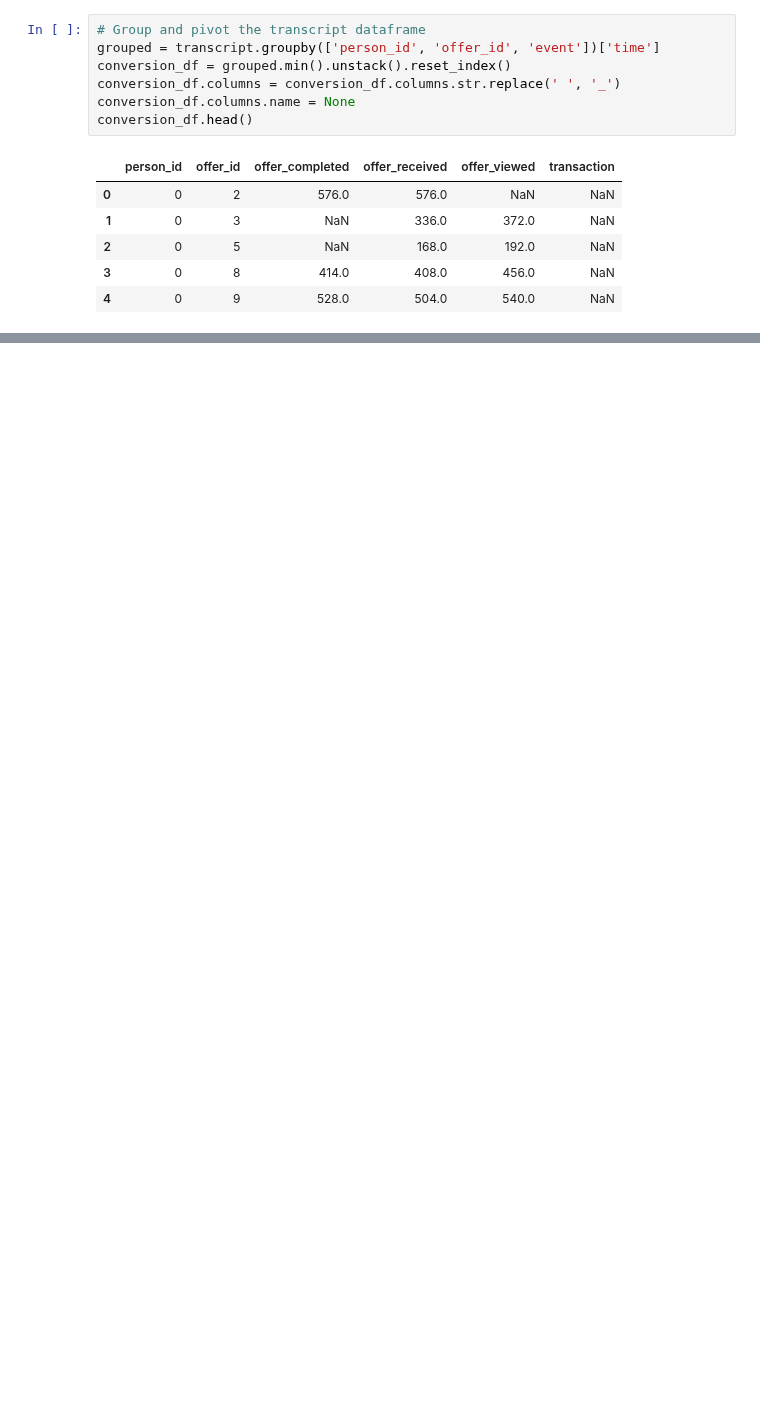
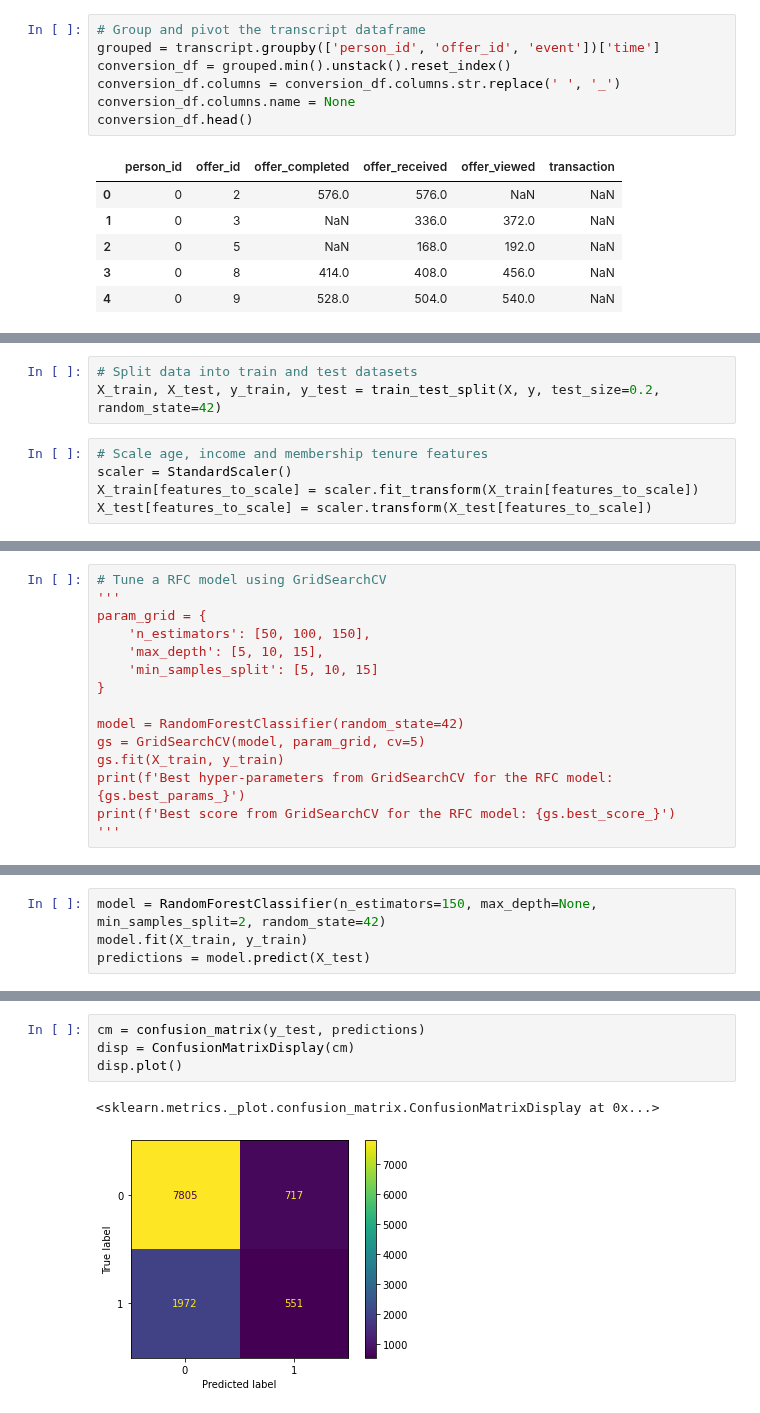
Before and after one commit to kubaid/dsnd-capstone-project, a Jupyter notebook: starbucks.ipynb, the cells around one changed output, grey strips where cells are left out. Cells and saved outputs as stored; diff of their text form; blank space fills up the shorter version.

Commit message:
Add ML models

```diff
--- a/starbucks.ipynb
+++ b/starbucks.ipynb
@@ -332,0 +354,8 @@ full_df.head()
+# %%
+# Split data into train and test datasets
+X_train, X_test, y_train, y_test = train_test_split(X, y, test_size=0.2, random_state=42)
+# %%
+# Scale age, income and membership tenure features
+scaler = StandardScaler()
+X_train[features_to_scale] = scaler.fit_transform(X_train[features_to_scale])
+X_test[features_to_scale] = scaler.transform(X_test[features_to_scale])
@@ -332,0 +366,15 @@ full_df.head()
+# %%
+# Tune a RFC model using GridSearchCV
+'''
+param_grid = {
+    'n_estimators': [50, 100, 150],
+    'max_depth': [5, 10, 15],
+    'min_samples_split': [5, 10, 15]
+}
+
+model = RandomForestClassifier(random_state=42)
+gs = GridSearchCV(model, param_grid, cv=5)
+gs.fit(X_train, y_train)
+print(f'Best hyper-parameters from GridSearchCV for the RFC model: {gs.best_params_}')
+print(f'Best score from GridSearchCV for the RFC model: {gs.best_score_}')
+'''
@@ -332,0 +383,4 @@ full_df.head()
+# %%
+model = RandomForestClassifier(n_estimators=150, max_depth=None, min_samples_split=2, random_state=42)
+model.fit(X_train, y_train)
+predictions = model.predict(X_test)
@@ -332,0 +410,7 @@ full_df.head()
+# %%
+cm = confusion_matrix(y_test, predictions)
+disp = ConfusionMatrixDisplay(cm)
+disp.plot()
+# %% [output]
+<sklearn.metrics._plot.confusion_matrix.ConfusionMatrixDisplay at 0x...>
+[figure, added]
```
Also changed, not shown: parts of 35 cells of this notebook.
